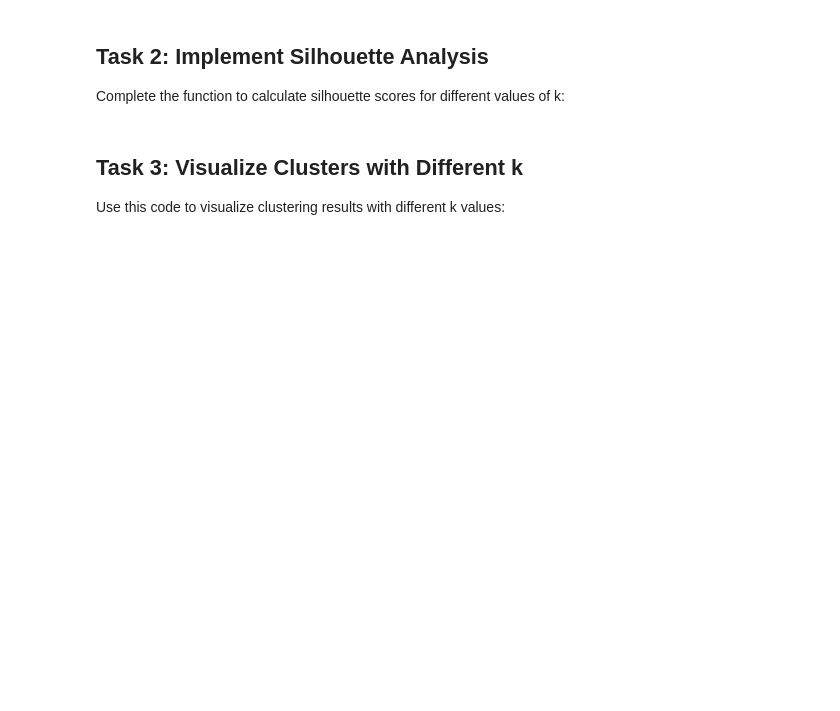
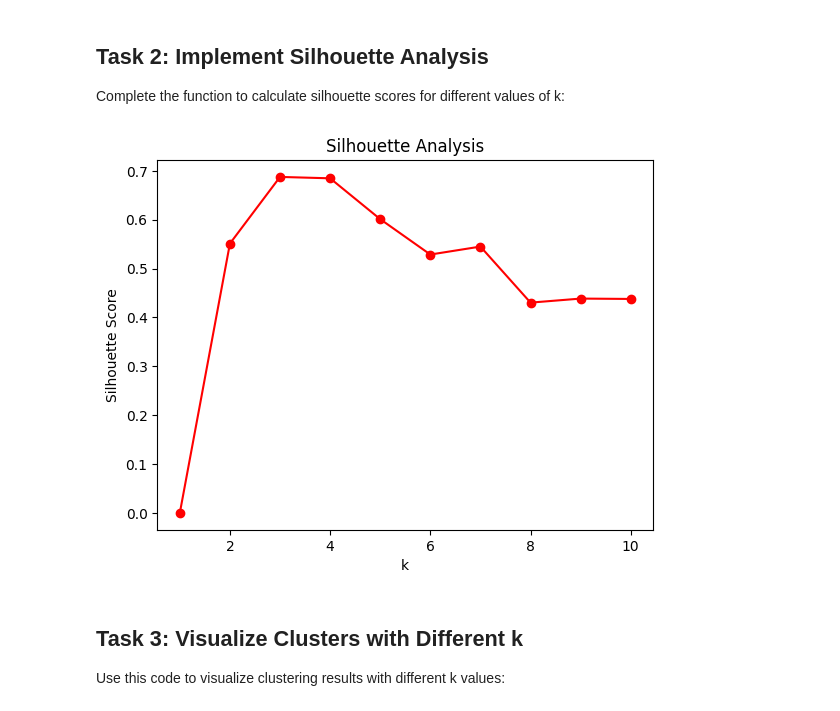
Before and after one commit to IST407/fixed2-student-lectures-lmbattaglia, a Jupyter notebook: 13-week13/lab-exercises.ipynb, the cells around one changed output. Cells and saved outputs as stored; diff of their text form; code cells hidden in the pictures; blank space fills up the shorter version.

```diff
--- a/13-week13/lab-exercises.ipynb
+++ b/13-week13/lab-exercises.ipynb
@@ -186,35 +191,39 @@ plt.show()
 ## Task 2: Implement Silhouette Analysis
 Complete the function to calculate silhouette scores for different values of k:
 # %%
+import sklearn
+
 def calculate_silhouette(X, k_range):
     silhouette_scores = []
 
     for k in k_range:
         if k <= 1:  # Skip k=1 as silhouette score isn't defined for 1 cluster
             silhouette_scores.append(0)
             continue
 
         # Create and fit KMeans model
         kmeans = KMeans(n_clusters=k, random_state=42)
         labels = kmeans.fit_predict(X)
 
         # Calculate silhouette score
         # Hint: Use sklearn.metrics.silhouette_score
-        score = # YOUR CODE HERE
+        score = sklearn.metrics.silhouette_score(X,labels)
 
         silhouette_scores.append(score)
 
     return silhouette_scores
 
 # Calculate silhouette scores for k=1 to 10
 silhouette_scores = calculate_silhouette(X, k_range)
 
 # Plotting code is provided
 plt.plot(k_range, silhouette_scores, 'ro-')
 plt.xlabel('k')
 plt.ylabel('Silhouette Score')
 plt.title('Silhouette Analysis')
 plt.show()
+# %% [output]
+[figure, added]
 # %% [markdown]
 
 
```
Also changed, not shown: parts of 10 cells of this notebook.
